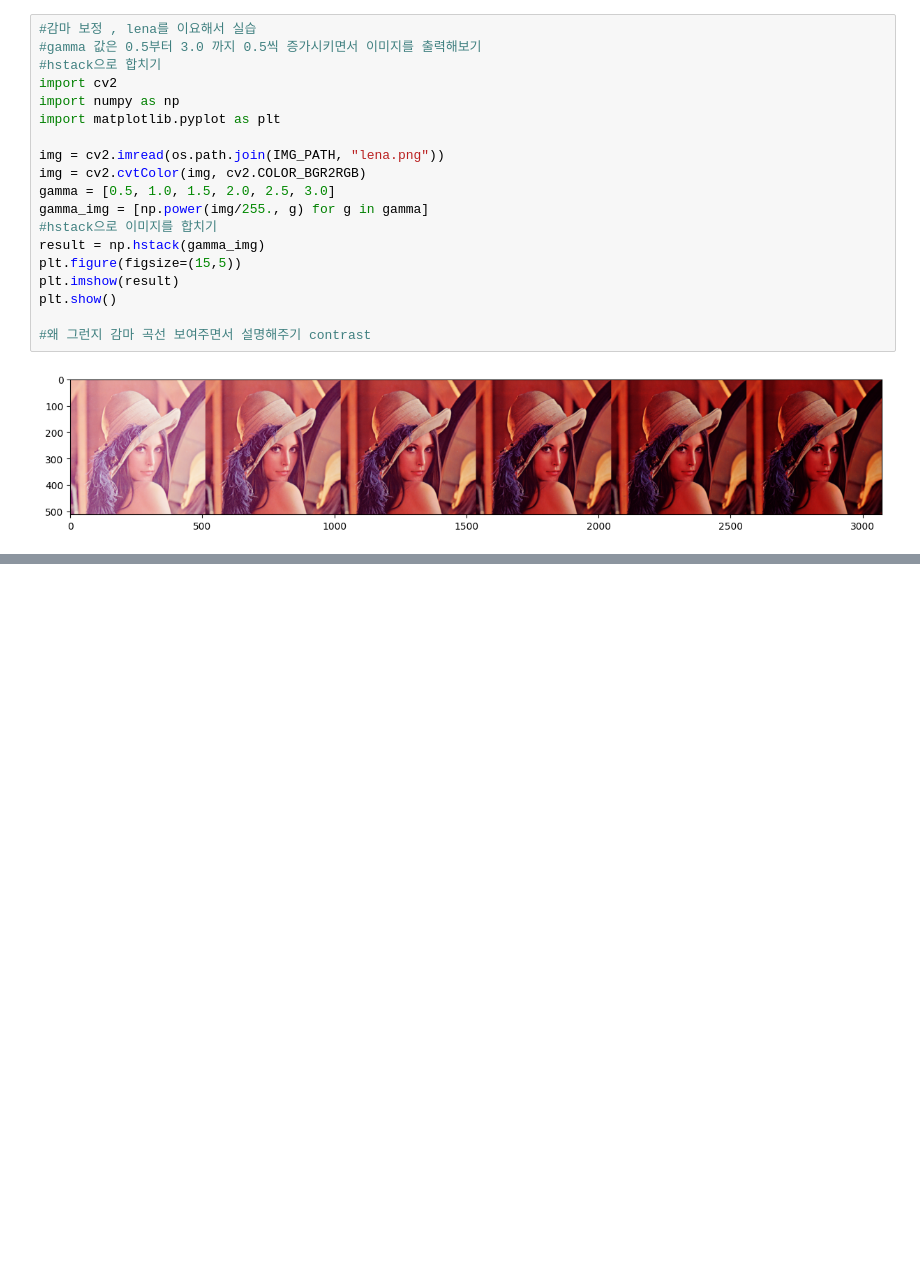
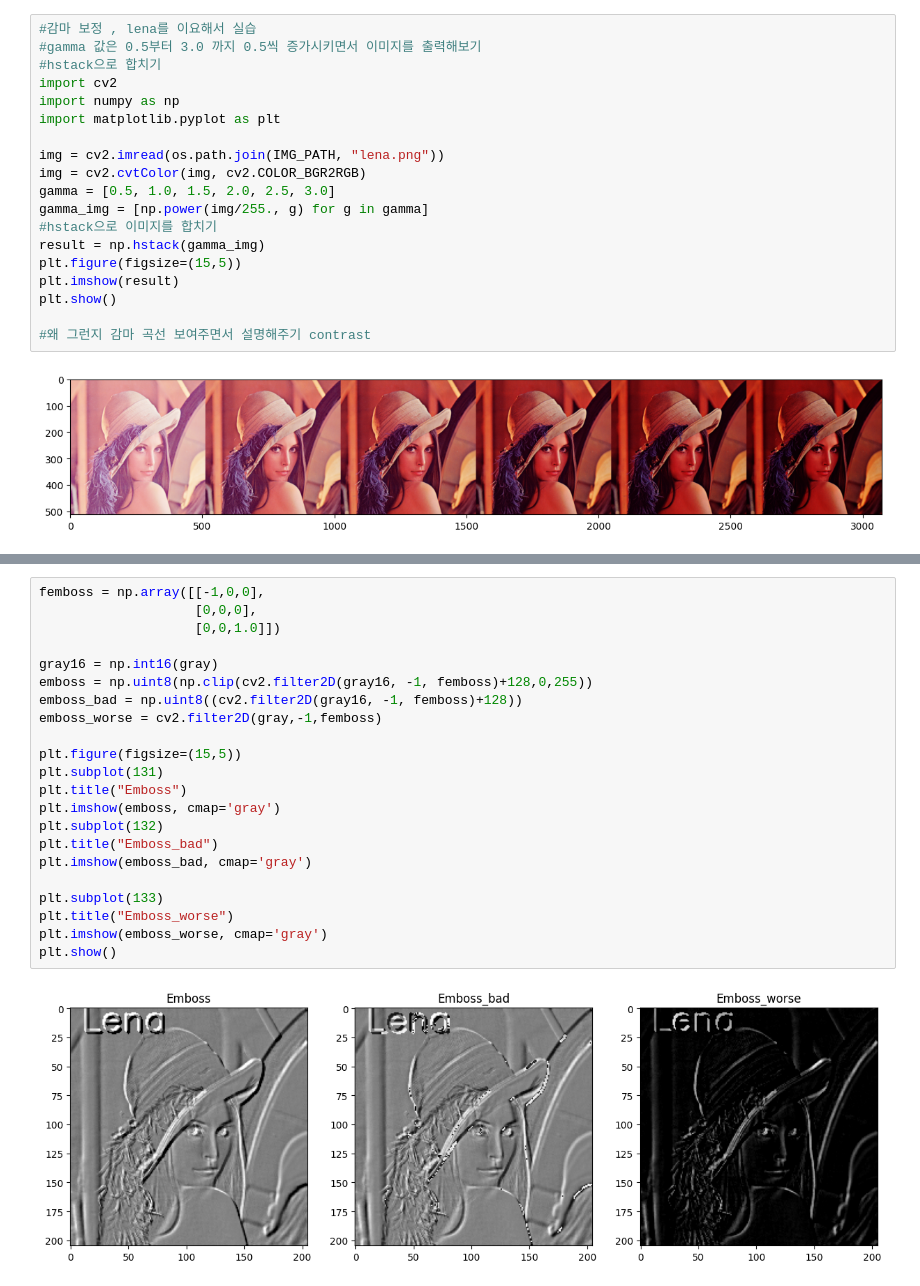
Before and after one commit to WonOC/VI_DL_Book, a Jupyter notebook: ch3.ipynb, the cells around one changed output, grey strips where cells are left out. Saved outputs shown, nothing was run; the diff lists cells and outputs as text; blank space fills up the shorter version.

```diff
--- a/ch3.ipynb
+++ b/ch3.ipynb
@@ -155,0 +215,24 @@ plt.show()
+# %%
+femboss = np.array([[-1,0,0],
+                    [0,0,0],
+                    [0,0,1.0]])
+
+gray16 = np.int16(gray)
+emboss = np.uint8(np.clip(cv2.filter2D(gray16, -1, femboss)+128,0,255))
+emboss_bad = np.uint8((cv2.filter2D(gray16, -1, femboss)+128))
+emboss_worse = cv2.filter2D(gray,-1,femboss)
+
+plt.figure(figsize=(15,5))
+plt.subplot(131)
+plt.title("Emboss")
+plt.imshow(emboss, cmap='gray')
+plt.subplot(132)
+plt.title("Emboss_bad")
+plt.imshow(emboss_bad, cmap='gray')
+
+plt.subplot(133)
+plt.title("Emboss_worse")
+plt.imshow(emboss_worse, cmap='gray')
+plt.show()
+# %% [output]
+[figure, added]
```
Also changed, not shown: parts of 4 cells of this notebook.
